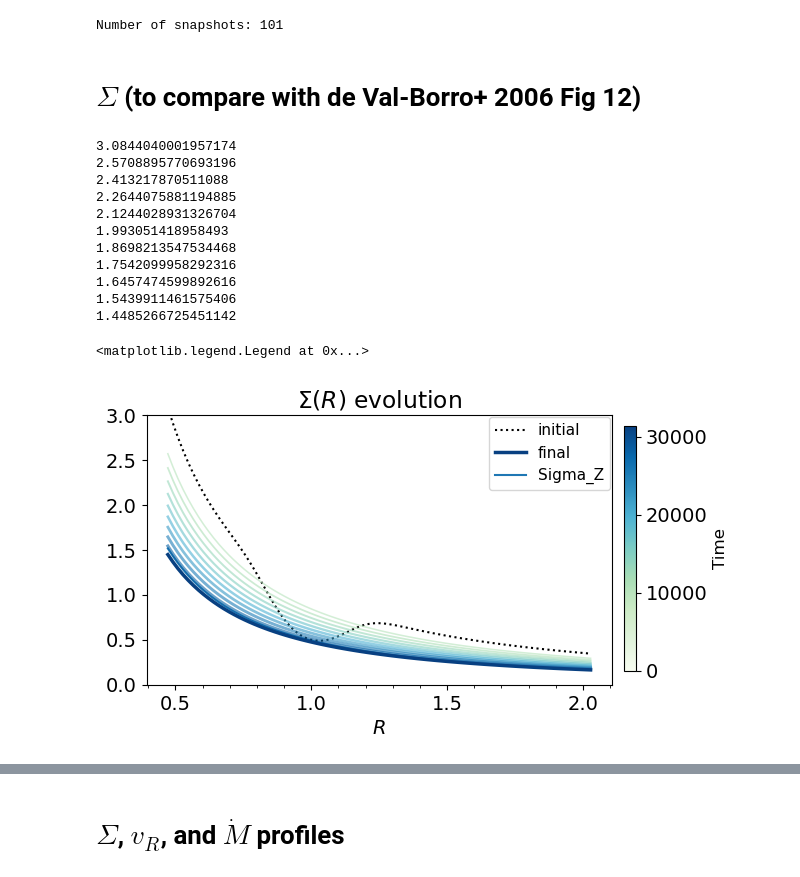
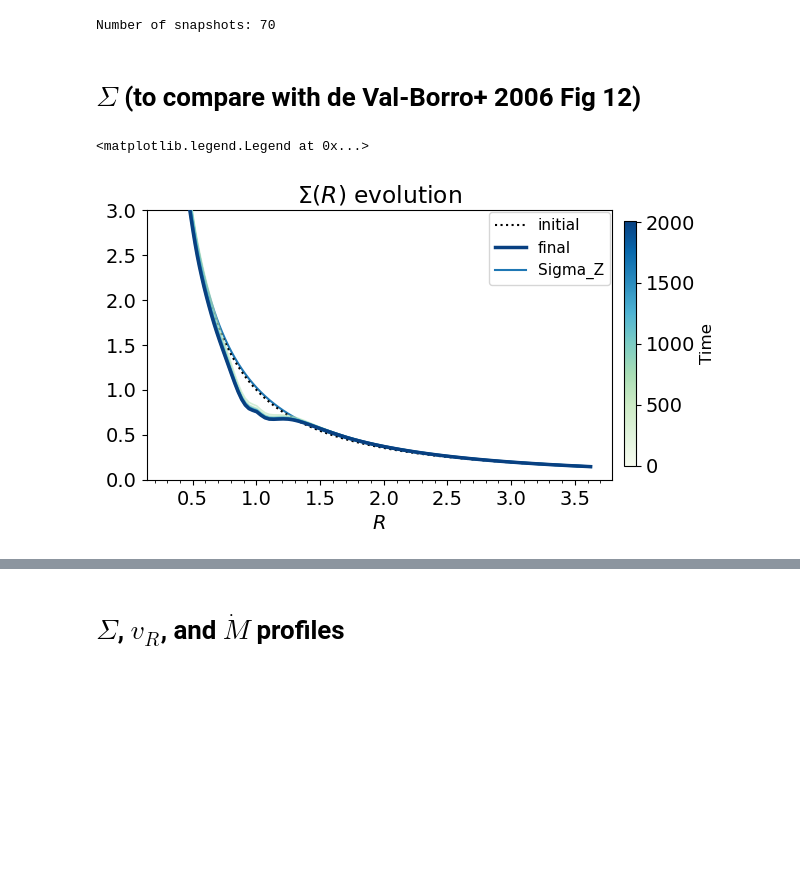
Before and after one commit to Jupiter1994/athena-warps, a Jupyter notebook: warped-disks/jiarus_diagnosis_2d.ipynb, the cells around one changed output, grey strips where cells are left out. Drawn from its saved outputs; the diff is of its cells as text; code cells hidden in the pictures; blank space fills up the shorter version.

```diff
--- a/warped-disks/jiarus_diagnosis_2d.ipynb
+++ b/warped-disks/jiarus_diagnosis_2d.ipynb
@@ -14,8 +14,8 @@ import athena_read
 import glob
 # %%
 ## Snapshots registration
-#sim_name = 'disk-2d-planet16'
-sim_name = 'disk-cyl17b'
+sim_name = 'disk-2d-planet12d'
+#sim_name = 'disk-cyl17b'
 # sim_name = 'disk-jiaru9'
 path = '/scratch/phn2956/' + sim_name + '/'
 #path = '/scratch/phn2956/disk_2d_viscous_gap/'
@@ -24,19 +24,19 @@ snapshot_list = sorted(glob.glob(path+'disk.out1.*.athdf'))
 snapshot_list_uov = sorted(glob.glob(path+'disk.out4.*.athdf'))
 print("Number of snapshots:", len(snapshot_list))
 
-alpha = 0.2 # 5.e-2 # 1.e-2 # 0.004 # 0.2
+alpha = 0.01 # 0.05 # 5.e-2 # 1.e-2 # 0.004 # 0.2
 cs = 0.05 # 0.05 # 0.1
 Mp = 1e-3
-b = 0.05
+b = 0.03
 # nu = 1e-5 # kinematic viscosity
 # %% [output]
-Number of snapshots: 101
+Number of snapshots: 70
 # %% [markdown]
 # $\Sigma$ (to compare with de Val-Borro+ 2006 Fig 12)
 # %%
 ## Plot density, v_r, and Mdot
 
-inds = slice(0,101,10)
+inds = slice(0,18,2)
 snapshot_plot = snapshot_list[inds]
 snapshot_plot_uov = snapshot_list_uov[inds]
 
@@ -48,10 +48,13 @@ fig,axs = plt.subplots(1,1, figsize=(6,3.5),sharex=True,sharey=False)
 
 for i, (ath_frame, uov_frame) in enumerate(zip(snapshot_plot, snapshot_plot_uov)):
 
-    use_ghost_zones = True
+    use_ghost_zones = False
     if use_ghost_zones:
         ath_data  = athena_read.athdf(ath_frame,num_ghost=2,quantities=["rho", "vel1"])
         uov_data  = athena_read.athdf(uov_frame,num_ghost=0)
+    else:
+        ath_data  = athena_read.athdf(ath_frame,quantities=["rho", "vel1"])
+        uov_data  = athena_read.athdf(uov_frame)
     t_sim = ath_data['Time']
     #print('loading snapshot at t= %5.1f'%t_sim)
 
@@ -64,7 +67,7 @@ for i, (ath_frame, uov_frame) in enumerate(zip(snapshot_plot, snapshot_plot_uov)
 
     N_R = len(rad_app)
     N_phi = len(phi_app)
-    rad_3d, phi_3d, zzz_3d = np.meshgrid(rad_app, phi_app, zzz_app, indexing='ij')
+    rad_2d, phi_2d = np.meshgrid(rad_app, phi_app, indexing='ij')
 
     #### Read Athena++ data: velosity field. ####
     vx1 = np.swapaxes(ath_data['vel1'],0,2)
@@ -154,46 +157,35 @@ kws_theory = {'c': 'r', 'lw': 1.5, 'ls': '--', 'zorder': zorder+200}
 axs.set_xlabel(r'$R$')
 #axs.set_xlim(rad_app[[0, 10]])
 #axs.set_ylabel(r'$\bar{\Sigma}/\Sigma_{ss}$')
 #axs.set_ylabel(r'$\bar{\Sigma}/\Sigma_Z$')
 #axs.set_ylabel(r'$\dot{M}(R)$')
 #axs.set_ylabel(r'$v_R$')
 #axs.set_ylim(-2.05e-2, -1.95e-2)
 axs.set_ylim(0,3)
 #axs.tick_params(axis='both', which='both', direction='in', top=True, right=True)
 
 axs.xaxis.set_major_locator(MultipleLocator(0.5))
 axs.xaxis.set_major_formatter('{x:.1f}')
 axs.xaxis.set_minor_locator(MultipleLocator(0.1))
 # axs.yaxis.set_major_locator(MultipleLocator(0.5))
 # axs.yaxis.set_major_formatter('{x:.1f}')
 # axs.yaxis.set_minor_locator(MultipleLocator(0.1))
 
 axs.set_title(r'$\Sigma(R)$ evolution')
 #axs.set_title(r'$\dot{M}(R)$ evolution')
 #axs.set_title(r'$v_R(R)$ evolution')
 
 axs.legend(
     fontsize=11,
     #loc='upper right',
     #bbox_to_anchor=(0.15, 1.22, 1.02, .452),
     ncol=1,
     #mode="expand",
     borderaxespad=0.1
 )
 # %% [output]
-3.0844040001957174
-2.5708895770693196
-2.413217870511088
-2.2644075881194885
-2.1244028931326704
-1.993051418958493
-1.8698213547534468
-1.7542099958292316
-1.6457474599892616
-1.5439911461575406
-1.4485266725451142
+<matplotlib.legend.Legend at 0x...>
-<matplotlib.legend.Legend at 0x...>
-[figure, old version]
+[figure, new version]
 # %%
 Sigmas_normed[-1]
 # %% [output]
```
Also changed, not shown: parts of 19 cells of this notebook.
